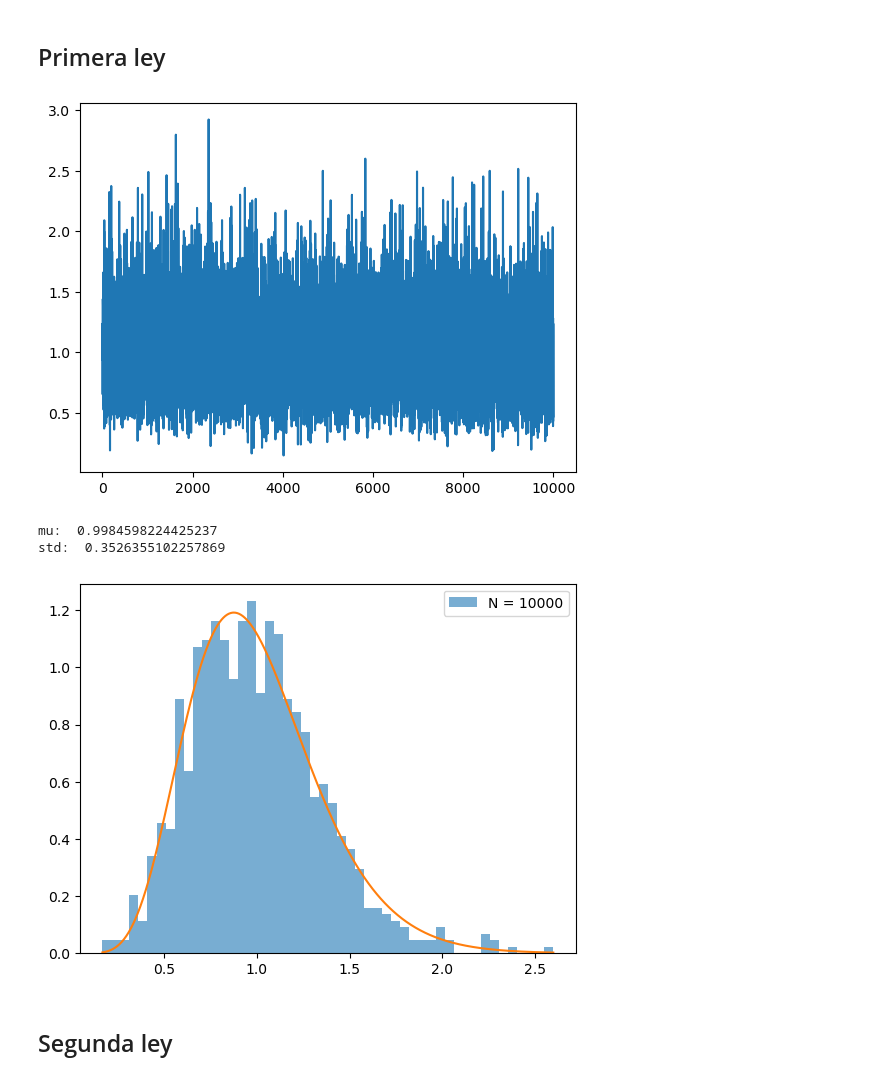
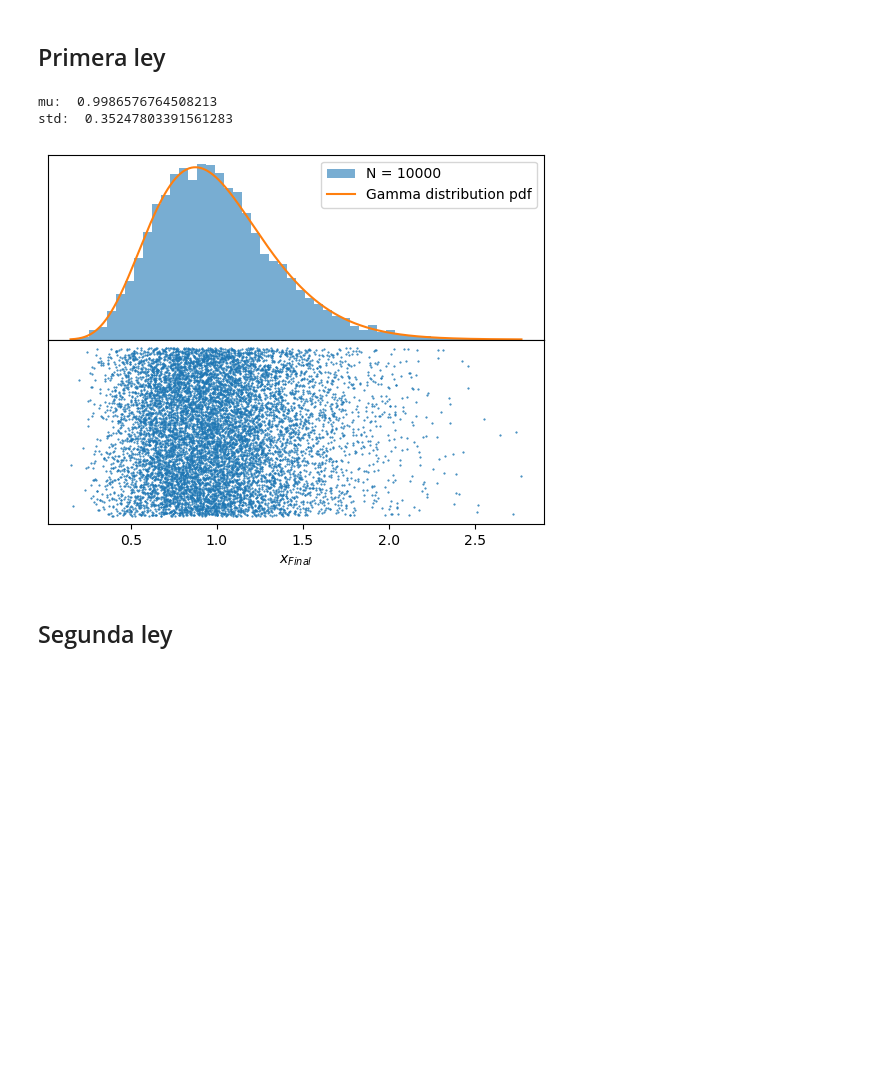
Before and after one commit to OlmoGH/Simulaciones, a Jupyter notebook: Random Walk/macroecological.ipynb, the cells around one changed output. Cells and saved outputs as stored; diff of their text form; code cells hidden in the pictures; blank space fills up the shorter version.

```diff
--- a/Random Walk/macroecological.ipynb
+++ b/Random Walk/macroecological.ipynb
@@ -168,38 +172,42 @@ def third_law(x_0, steps, dt, params):
 # %%
 N = 10000
 x_0 = np.ones(N)
 steps = 10000
 dt = 0.01
-tau = 4.0
+tau = 4
 K = 1.0
 sigma = 1
 params = (tau, K, sigma)
-alpha = 2 * tau / sigma**2
-beta = 2 * tau / (K * sigma**2)
 
 x = samples(x_0, steps, dt, params)
-plt.plot(x)
-plt.show()
+fig, ax = plt.subplots(nrows=2, gridspec_kw = {'hspace':0})
+
+ax[1].plot(x, np.arange(N), '.', markersize=1)
+ax[1].set_xlabel(r"$x_{Final}$")
+ax[1].set_yticks([])
 
 mu = x.mean()
 std = x.std()
 print("mu: ", mu)
 print("std: ", std)
 
-_, bins, _ = plt.hist(x[1000::10], bins=50, density=True, alpha=0.6, label=f"N = {N}")
+_, bins, _ = ax[0].hist(x, bins=50, density=True, alpha=0.6, label=f"N = {N}")
 
 x_range = np.linspace(bins.min(), bins.max(), 1000)
 
+alpha = 2 * tau / sigma**2
+beta = 2 * tau / (K * sigma**2)
 gamma = beta**alpha / sc.special.gamma(alpha) * x_range ** (alpha-1) * np.exp(-x_range * beta)
-plt.plot(x_range, gamma)
-plt.legend()
+ax[0].plot(x_range, gamma, label="Gamma distribution pdf")
+ax[0].set_yticks([])
+ax[0].set_xticks([])
+ax[0].legend()
 
 plt.show()
 # %% [output]
+mu:  0.9986576764508213
+std:  0.35247803391561283
-[figure, old version]
+[figure, new version]
-mu:  0.9984598224425237
-std:  0.3526355102257869
-[figure, removed]
 # %% [markdown]
 ## Segunda ley
 # %%
```
Also changed, not shown: parts of 5 cells of this notebook.
